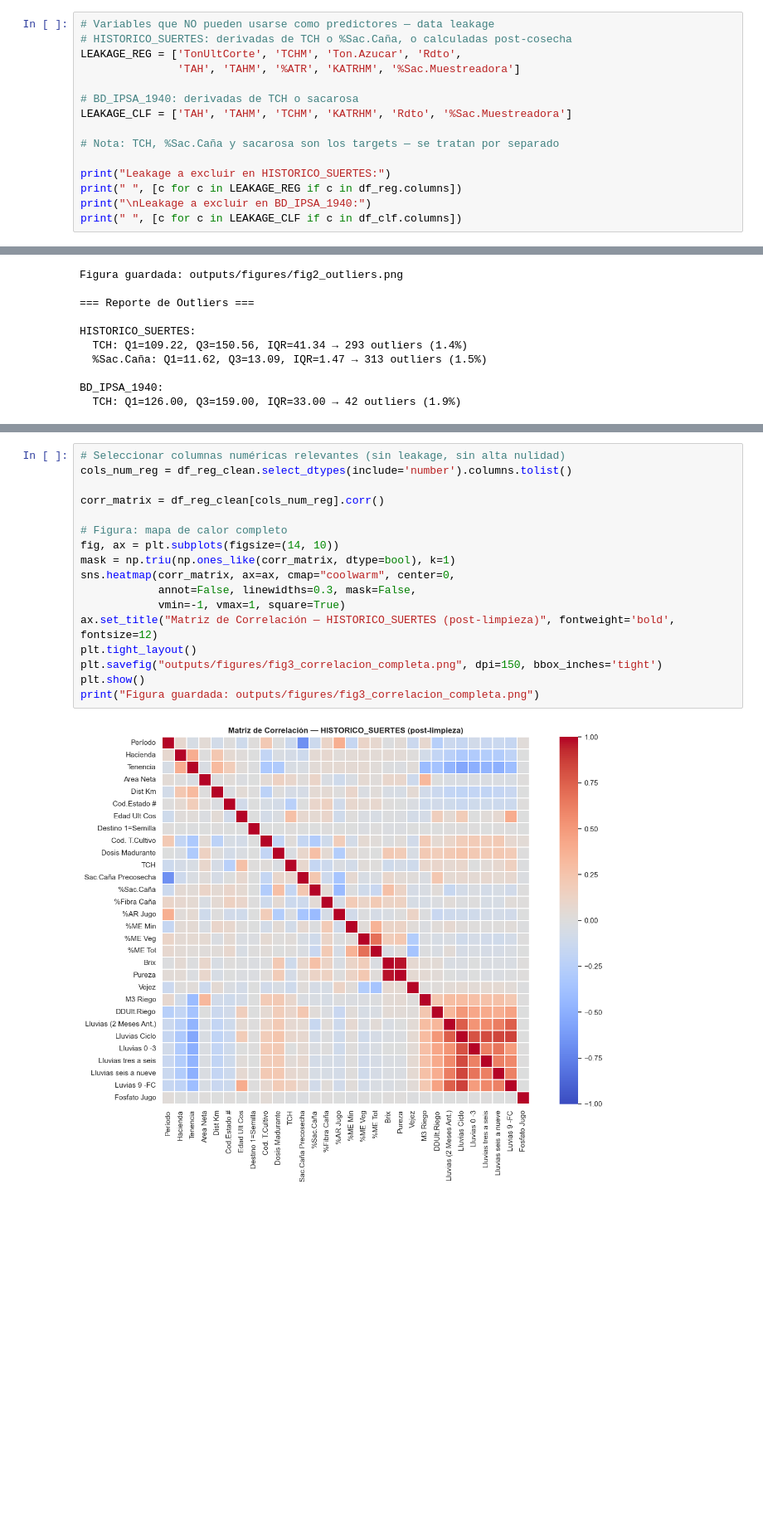
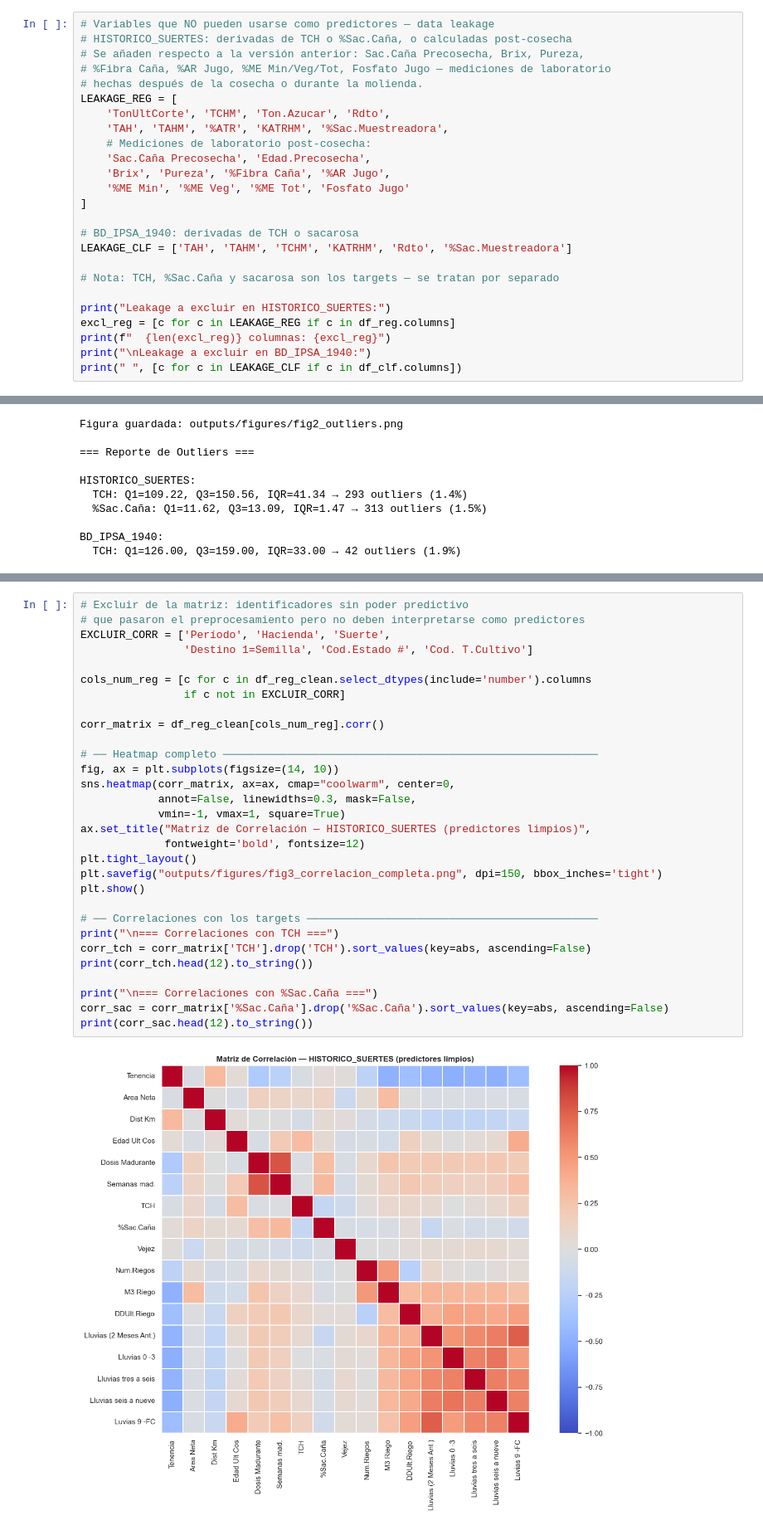
Before and after one commit to LissaAN1/prediccion-cana-LABAPO3, a Jupyter notebook: lab1.ipynb, the cells around one changed output, grey strips where cells are left out. Shown at 83% size. Drawn from its saved outputs; the diff is of its cells as text; blank space fills up the shorter version.

```diff
--- a/lab1.ipynb
+++ b/lab1.ipynb
@@ -113,8 +338,17 @@ Antes de analizar nulos, se excluyen las variables que son métricas derivadas d
 # %%
 # Variables que NO pueden usarse como predictores — data leakage
 # HISTORICO_SUERTES: derivadas de TCH o %Sac.Caña, o calculadas post-cosecha
-LEAKAGE_REG = ['TonUltCorte', 'TCHM', 'Ton.Azucar', 'Rdto',
-               'TAH', 'TAHM', '%ATR', 'KATRHM', '%Sac.Muestreadora']
+# Se añaden respecto a la versión anterior: Sac.Caña Precosecha, Brix, Pureza,
+# %Fibra Caña, %AR Jugo, %ME Min/Veg/Tot, Fosfato Jugo — mediciones de laboratorio
+# hechas después de la cosecha o durante la molienda.
+LEAKAGE_REG = [
+    'TonUltCorte', 'TCHM', 'Ton.Azucar', 'Rdto',
+    'TAH', 'TAHM', '%ATR', 'KATRHM', '%Sac.Muestreadora',
+    # Mediciones de laboratorio post-cosecha:
+    'Sac.Caña Precosecha', 'Edad.Precosecha',
+    'Brix', 'Pureza', '%Fibra Caña', '%AR Jugo',
+    '%ME Min', '%ME Veg', '%ME Tot', 'Fosfato Jugo'
+]
 
 # BD_IPSA_1940: derivadas de TCH o sacarosa
 LEAKAGE_CLF = ['TAH', 'TAHM', 'TCHM', 'KATRHM', 'Rdto', '%Sac.Muestreadora']
@@ -122,7 +356,8 @@ LEAKAGE_CLF = ['TAH', 'TAHM', 'TCHM', 'KATRHM', 'Rdto', '%Sac.Muestreadora']
 # Nota: TCH, %Sac.Caña y sacarosa son los targets — se tratan por separado
 
 print("Leakage a excluir en HISTORICO_SUERTES:")
-print(" ", [c for c in LEAKAGE_REG if c in df_reg.columns])
+excl_reg = [c for c in LEAKAGE_REG if c in df_reg.columns]
+print(f"  {len(excl_reg)} columnas: {excl_reg}")
 print("\nLeakage a excluir en BD_IPSA_1940:")
 print(" ", [c for c in LEAKAGE_CLF if c in df_clf.columns])
 # %% [output]
@@ -475,19 +830,32 @@ Se analiza la correlación entre variables numéricas para identificar los mejor
 # %%
-# Seleccionar columnas numéricas relevantes (sin leakage, sin alta nulidad)
-cols_num_reg = df_reg_clean.select_dtypes(include='number').columns.tolist()
+# Excluir de la matriz: identificadores sin poder predictivo
+# que pasaron el preprocesamiento pero no deben interpretarse como predictores
+EXCLUIR_CORR = ['Período', 'Hacienda', 'Suerte',
+                'Destino 1=Semilla', 'Cod.Estado #', 'Cod. T.Cultivo']
+
+cols_num_reg = [c for c in df_reg_clean.select_dtypes(include='number').columns
+                if c not in EXCLUIR_CORR]
 
 corr_matrix = df_reg_clean[cols_num_reg].corr()
 
-# Figura: mapa de calor completo
+# ── Heatmap completo ──────────────────────────────────────────────────────────
 fig, ax = plt.subplots(figsize=(14, 10))
-mask = np.triu(np.ones_like(corr_matrix, dtype=bool), k=1)
 sns.heatmap(corr_matrix, ax=ax, cmap="coolwarm", center=0,
             annot=False, linewidths=0.3, mask=False,
             vmin=-1, vmax=1, square=True)
-ax.set_title("Matriz de Correlación — HISTORICO_SUERTES (post-limpieza)", fontweight='bold', fontsize=12)
+ax.set_title("Matriz de Correlación — HISTORICO_SUERTES (predictores limpios)",
+             fontweight='bold', fontsize=12)
 plt.tight_layout()
 plt.savefig("outputs/figures/fig3_correlacion_completa.png", dpi=150, bbox_inches='tight')
 plt.show()
-print("Figura guardada: outputs/figures/fig3_correlacion_completa.png")
+
+# ── Correlaciones con los targets ─────────────────────────────────────────────
+print("\n=== Correlaciones con TCH ===")
+corr_tch = corr_matrix['TCH'].drop('TCH').sort_values(key=abs, ascending=False)
+print(corr_tch.head(12).to_string())
+
+print("\n=== Correlaciones con %Sac.Caña ===")
+corr_sac = corr_matrix['%Sac.Caña'].drop('%Sac.Caña').sort_values(key=abs, ascending=False)
+print(corr_sac.head(12).to_string())
 # %% [output]
-[figure, old version]
+[figure, new version]
```
Also changed, not shown: parts of 22 cells of this notebook, 3 other files.
